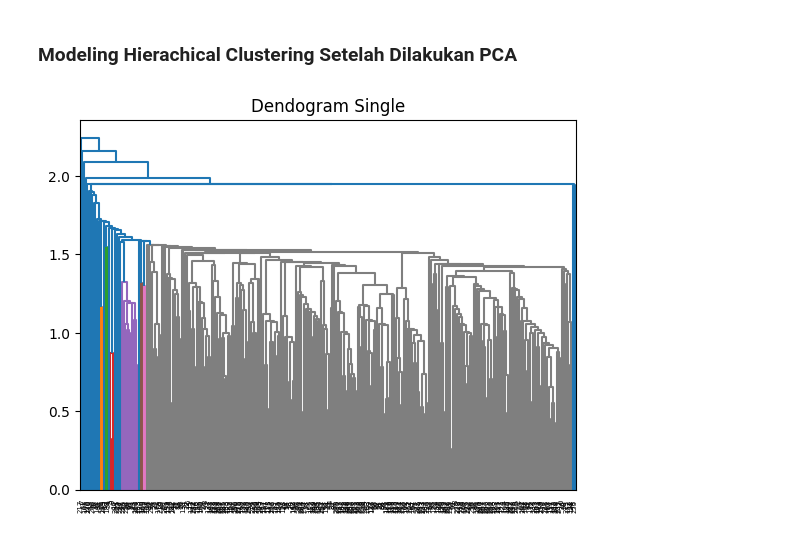
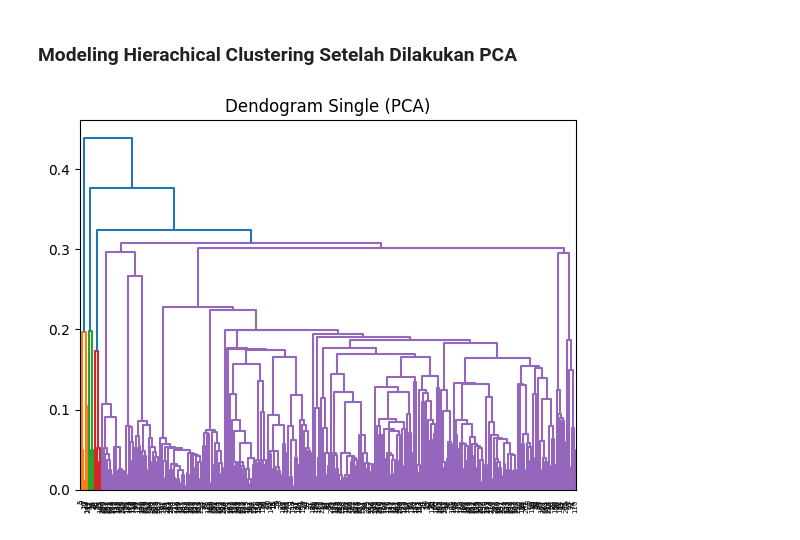
Before and after one commit to Jremiegii/Pembelajaran_Mesin, a Jupyter notebook: Pratikum6/HeartFailureClinical.ipynb, the cells around one changed output. Cells and saved outputs as stored; diff of their text form; code cells hidden in the pictures.

```diff
--- a/Pratikum6/HeartFailureClinical.ipynb
+++ b/Pratikum6/HeartFailureClinical.ipynb
@@ -401,10 +401,11 @@ array([0.2012126 , 0.16218769])
 # %% [markdown]
 ### Modeling Hierachical Clustering Setelah Dilakukan PCA
 # %%
-plt.title('Dendogram Single')
-SingelDendogram = shc.linkage(scaled_data.iloc[:,:-1], method='single', metric='cityblock')
+plt.title('Dendogram Single (PCA)')
+# SingelDendogram = shc.linkage(scaled_data.iloc[:,:-1], method='single', metric='cityblock')
+SingelDendogram = shc.linkage(dataBaru, method='single', metric='cityblock')
 shc.dendrogram(Z=SingelDendogram)
 plt.show()
 # %% [output]
-[figure, old version]
+[figure, new version]
 # %%
```
Also changed, not shown: parts of 6 cells of this notebook, 6 other files.
